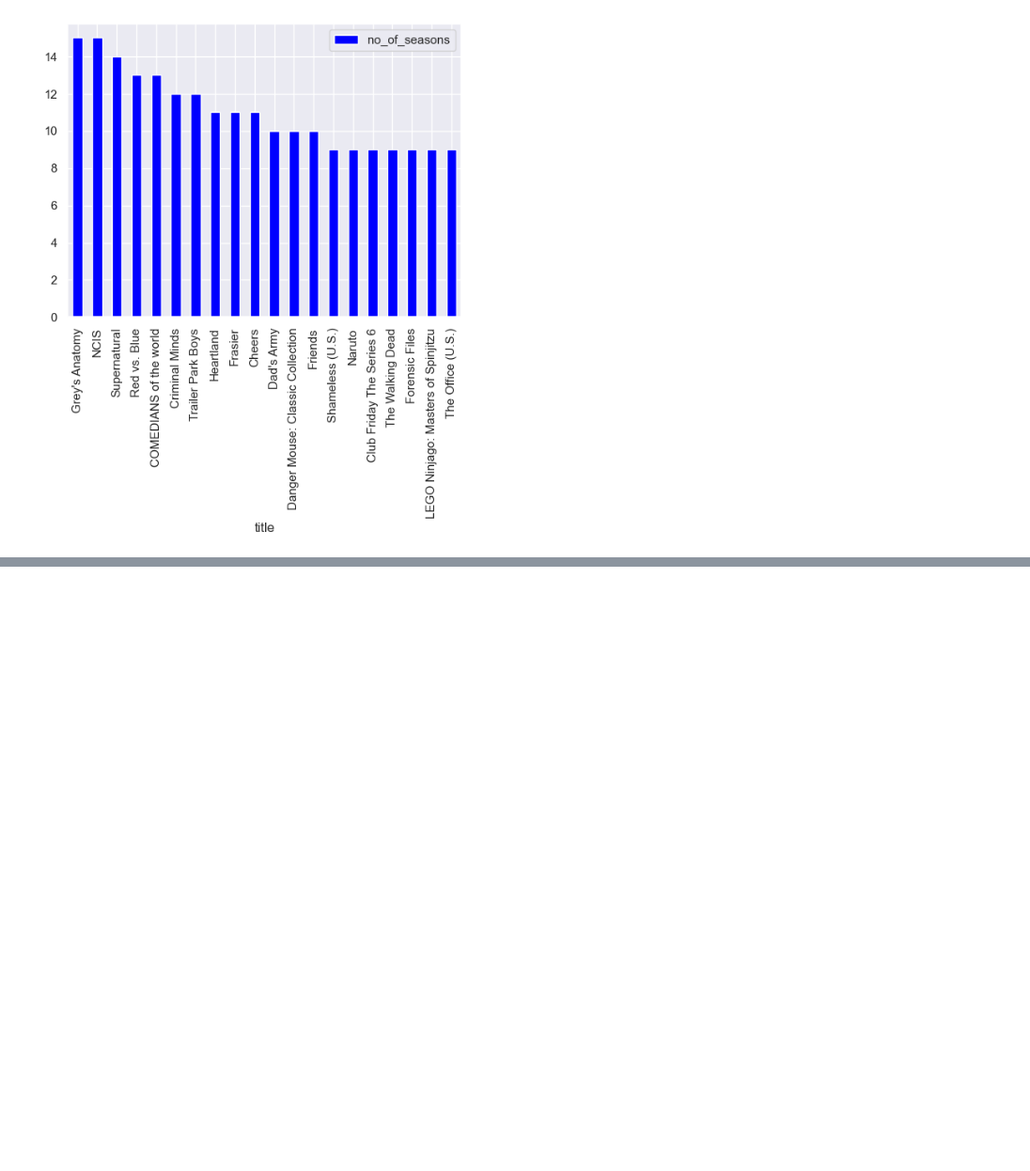
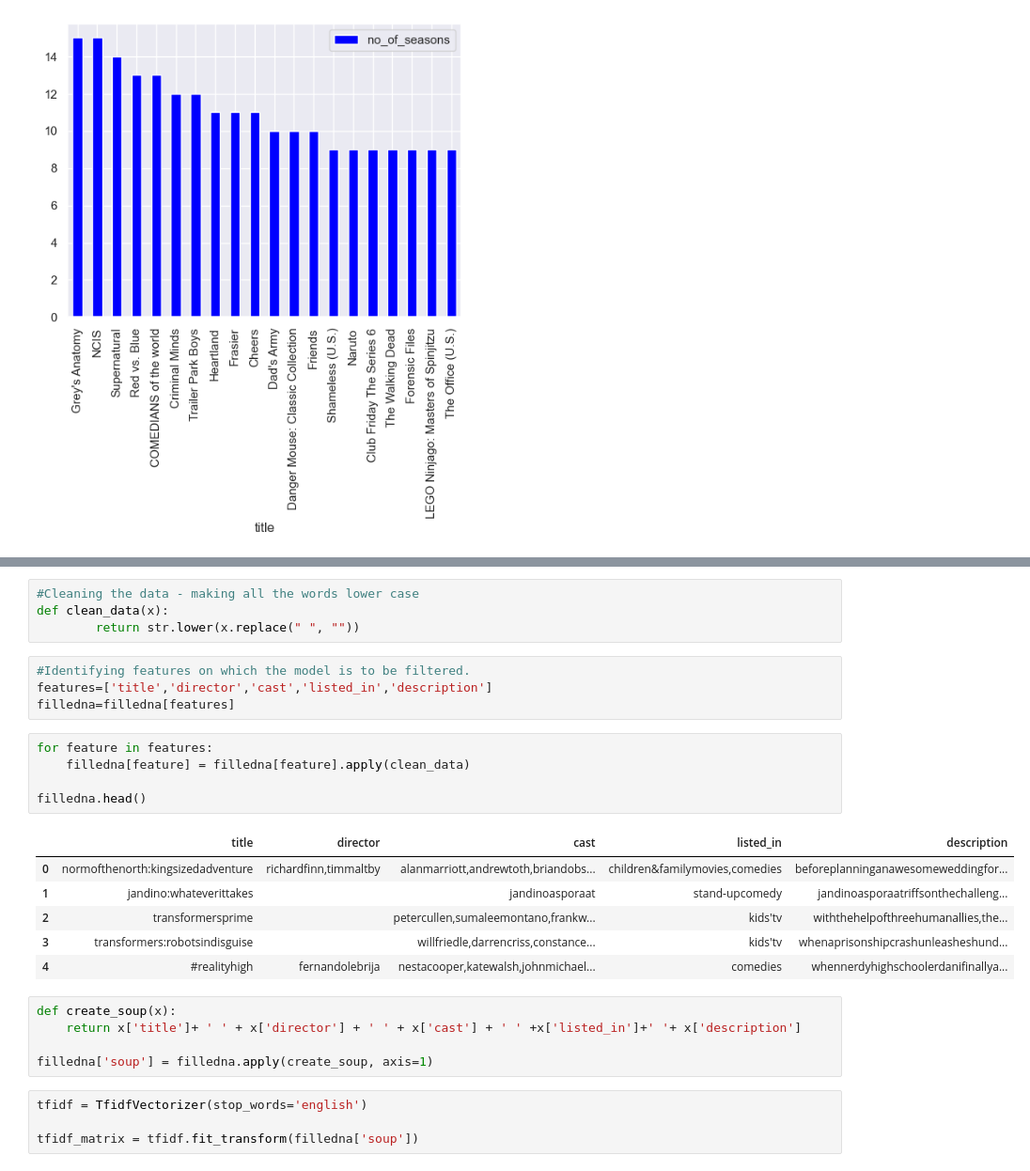
Before and after one commit to LuisBDev/Netflix-Content-Based-Recommendation-System, a Jupyter notebook: netflix_demo_cbrs.ipynb, the cells around one changed output, grey strips where cells are left out. Shown: that part at 94% size. Cells and saved outputs as stored; diff of their text form; blank space fills up the shorter version.

```diff
--- a/netflix_demo_cbrs.ipynb
+++ b/netflix_demo_cbrs.ipynb
@@ -249,0 +214,29 @@ suggestions_df.to_csv('suggestions_based_on_%s.csv'%title,index=False,header=Fal
+# %%
+#Cleaning the data - making all the words lower case
+def clean_data(x):
+        return str.lower(x.replace(" ", ""))
+# %%
+#Identifying features on which the model is to be filtered.
+features=['title','director','cast','listed_in','description']
+filledna=filledna[features]
+# %%
+for feature in features:
+    filledna[feature] = filledna[feature].apply(clean_data)
+
+filledna.head()
+# %% [output]
+|  | title | director | cast | listed_in | description |
+| 0 | normofthenorth:kingsizedadventure | richardfinn,timmaltby | alanmarriott,andrewtoth,briandobs... | children&familymovies,comedies | beforeplanninganawesomeweddingfor... |
+| 1 | jandino:whateverittakes |  | jandinoasporaat | stand-upcomedy | jandinoasporaatriffsonthechalleng... |
+| 2 | transformersprime |  | petercullen,sumaleemontano,frankw... | kids'tv | withthehelpofthreehumanallies,the... |
+| 3 | transformers:robotsindisguise |  | willfriedle,darrencriss,constance... | kids'tv | whenaprisonshipcrashunleasheshund... |
+| 4 | #realityhigh | fernandolebrija | nestacooper,katewalsh,johnmichael... | comedies | whennerdyhighschoolerdanifinallya... |
+# %%
+def create_soup(x):
+    return x['title']+ ' ' + x['director'] + ' ' + x['cast'] + ' ' +x['listed_in']+' '+ x['description']
+
+filledna['soup'] = filledna.apply(create_soup, axis=1)
+# %%
+tfidf = TfidfVectorizer(stop_words='english')
+
+tfidf_matrix = tfidf.fit_transform(filledna['soup'])
```
Also changed, not shown: parts of 15 cells of this notebook, 2 other files.
